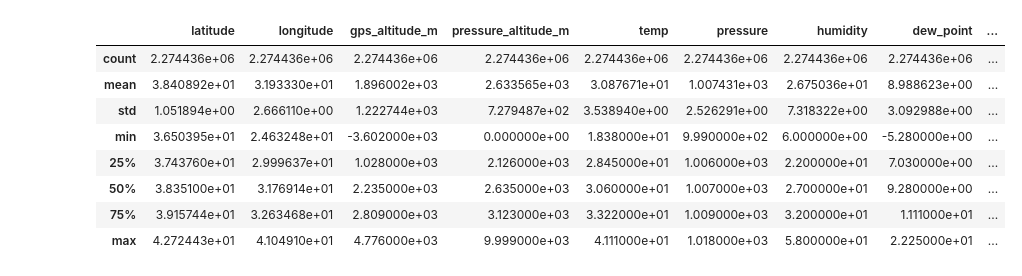
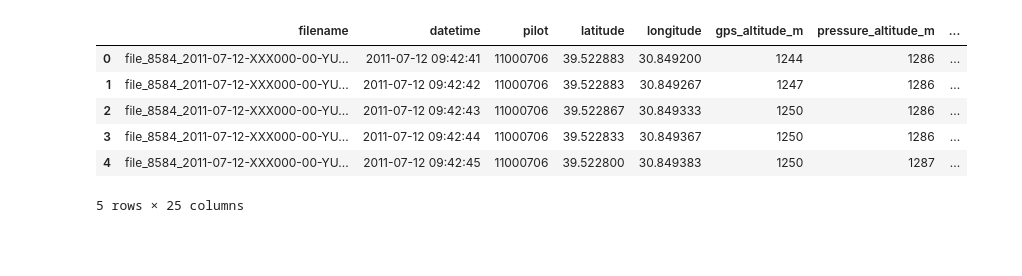
Before and after one commit to SerkanKurd/Paragliding_Flight_Analyses, a Jupyter notebook: process_flightdata.ipynb, the cells around one changed output. Cells and saved outputs as stored; diff of their text form; code cells hidden in the pictures; blank space fills up the shorter version.

```diff
--- a/process_flightdata.ipynb
+++ b/process_flightdata.ipynb
@@ -114,17 +46,41 @@ df.describe()
 # %%
-# df["gps_altitude_m"] = df.apply(lambda row: row["gps_altitude_m"] if row["gps_altitude_m"] < 6000 else row["pressure_altitude_m"], axis=1)
-# df["pressure_altitude_m"] = df.apply(lambda row: row["pressure_altitude_m"] if row["pressure_altitude_m"] < 6000 else row["gps_altitude_m"], axis=1)
-df["gpszscore"] = zscore(df["gps_altitude_m"])
-df["presurezscore"] = zscore(df["pressure_altitude_m"])
-df = df[df["gpszscore"].abs() < 3]
-df.describe()
+def zscore_calc(df):
+    column_names = df.columns.to_list()
+    for column_name in column_names:
+        df["zscore_" + column_name] = zscore(df[column_name])
+    column_names = [name for name in df.columns if name.startswith("zscore")]
+    def findzscore(row):
+        for column_name in column_names:
+            if abs(row[column_name]) > 3:
+                return True
+        return False
+    # df["deleted"] = df.apply(findzscore, axis=1)
+    return df.apply(findzscore, axis=1)
+
+
+# "gps_altitude_m", "pressure_altitude_m", "distance_from_takeoff_m", "distance_m", "speed_km/s", "climb_m", "climb_m(delta)", "climb_rate_m/s", "glide_ratio"
+df["zscore"] = zscore_calc(df[["gps_altitude_m", "pressure_altitude_m", "distance_from_takeoff_m", "distance_m", "speed_km/s", "climb_m", "climb_m(delta)", "climb_rate_m/s", "glide_ratio"]].copy())
+
+# df["gps_altitude_m"] = np.where(
+#     (df["gps_altitude_m"] < 0) | (abs(zscore(df["gps_altitude_m"])) > 3),
+#     df["pressure_altitude_m"],
+#     df["gps_altitude_m"]
+# )
+# df["pressure_altitude_m"] = np.where(
+#     (df["pressure_altitude_m"] < 0) | (abs(zscore(df["pressure_altitude_m"])) > 3),
+#     df["gps_altitude_m"],
+#     df["pressure_altitude_m"]
+# )
+
+# df.drop(["gpszscore", "presurezscore"], axis=1, inplace=True)
+df = df[~(((df["gps_altitude_m"] == 0) & (df["pressure_altitude_m"] == 0)) | (df["zscore"] == True))]
+df.drop("zscore", axis=1, inplace=True)
+df.head()
 # %% [output]
-|  | latitude | longitude | gps_altitude_m | pressure_altitude_m | temp | pressure | humidity | dew_point | ... |
-| count | 2.274436e+06 | 2.274436e+06 | 2.274436e+06 | 2.274436e+06 | 2.274436e+06 | 2.274436e+06 | 2.274436e+06 | 2.274436e+06 | ... |
-| mean | 3.840892e+01 | 3.193330e+01 | 1.896002e+03 | 2.633565e+03 | 3.087671e+01 | 1.007431e+03 | 2.675036e+01 | 8.988623e+00 | ... |
-| std | 1.051894e+00 | 2.666110e+00 | 1.222744e+03 | 7.279487e+02 | 3.538940e+00 | 2.526291e+00 | 7.318322e+00 | 3.092988e+00 | ... |
-| min | 3.650395e+01 | 2.463248e+01 | -3.602000e+03 | 0.000000e+00 | 1.838000e+01 | 9.990000e+02 | 6.000000e+00 | -5.280000e+00 | ... |
-| 25% | 3.743760e+01 | 2.999637e+01 | 1.028000e+03 | 2.126000e+03 | 2.845000e+01 | 1.006000e+03 | 2.200000e+01 | 7.030000e+00 | ... |
-| 50% | 3.835100e+01 | 3.176914e+01 | 2.235000e+03 | 2.635000e+03 | 3.060000e+01 | 1.007000e+03 | 2.700000e+01 | 9.280000e+00 | ... |
-| 75% | 3.915744e+01 | 3.263468e+01 | 2.809000e+03 | 3.123000e+03 | 3.322000e+01 | 1.009000e+03 | 3.200000e+01 | 1.111000e+01 | ... |
-| max | 4.272443e+01 | 4.104910e+01 | 4.776000e+03 | 9.999000e+03 | 4.111000e+01 | 1.018000e+03 | 5.800000e+01 | 2.225000e+01 | ... |
+|  | filename | datetime | pilot | latitude | longitude | gps_altitude_m | pressure_altitude_m | ... |
+| 0 | file_8584_2011-07-12-XXX000-00-YU... | 2011-07-12 09:42:41 | 11000706 | 39.522883 | 30.849200 | 1244 | 1286 | ... |
+| 1 | file_8584_2011-07-12-XXX000-00-YU... | 2011-07-12 09:42:42 | 11000706 | 39.522883 | 30.849267 | 1247 | 1286 | ... |
+| 2 | file_8584_2011-07-12-XXX000-00-YU... | 2011-07-12 09:42:43 | 11000706 | 39.522867 | 30.849333 | 1250 | 1286 | ... |
+| 3 | file_8584_2011-07-12-XXX000-00-YU... | 2011-07-12 09:42:44 | 11000706 | 39.522833 | 30.849367 | 1250 | 1286 | ... |
+| 4 | file_8584_2011-07-12-XXX000-00-YU... | 2011-07-12 09:42:45 | 11000706 | 39.522800 | 30.849383 | 1250 | 1287 | ... |
+5 rows × 25 columns
```
Also changed, not shown: parts of 7 cells of this notebook, 3 other files.
